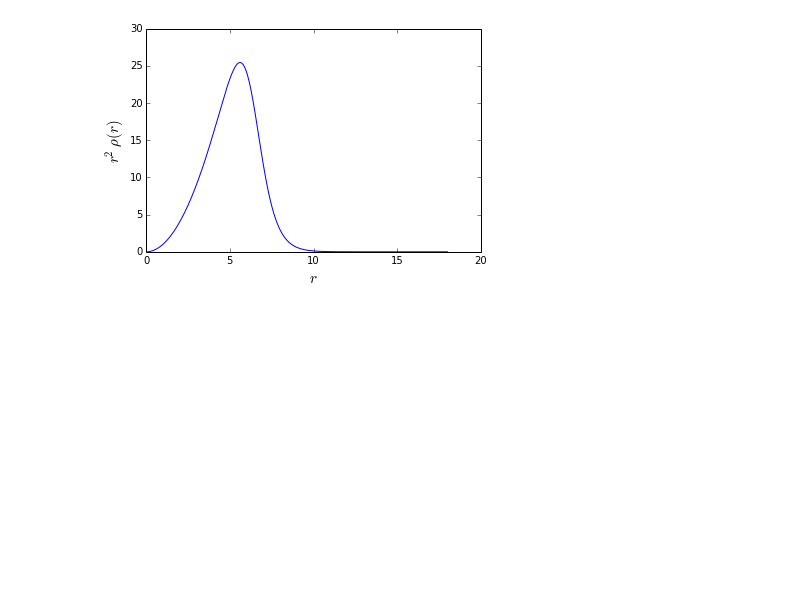
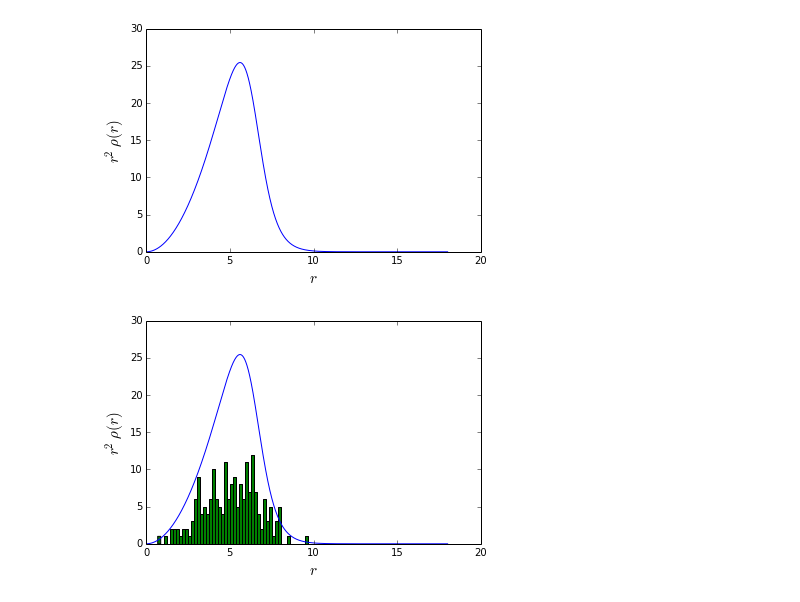
Before and after one commit to jparke08/PHYS202-S14, a Jupyter notebook: SciPy/RandomAndMCExercises.ipynb, the cells around one changed output. Drawn from its saved outputs; the diff is of its cells as text; code cells hidden in the pictures; blank space fills up the shorter version.

```diff
--- a/SciPy/RandomAndMCExercises.ipynb
+++ b/SciPy/RandomAndMCExercises.ipynb
@@ -223,0 +222,12 @@ samples_A
+# %%
+plt.plot(r,p_r(r,w,a,R)*(r**2),label = r'$r^2\rho (r)$')
+plt.ylabel(r'$r^2\rho (r)$',fontsize=15)
+plt.xlabel(r'$r$',fontsize = 15)
+
+N = 197
+
+samples_A = distribute1D(r,p_r(r,w,a,R)*(r**2),197)
+plt.hist(samples_A,50)
+plt.show()
+# %% [output]
+[figure, added]
```
Also changed, not shown: parts of 10 cells of this notebook, 1 other file.
